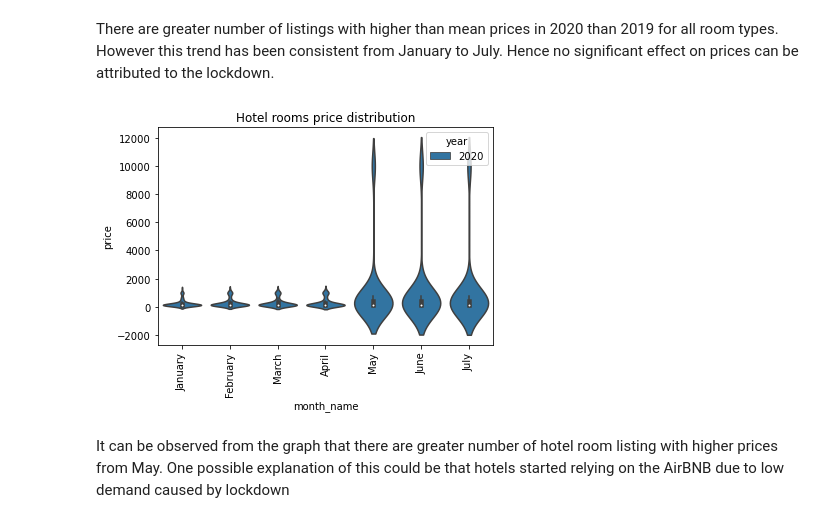
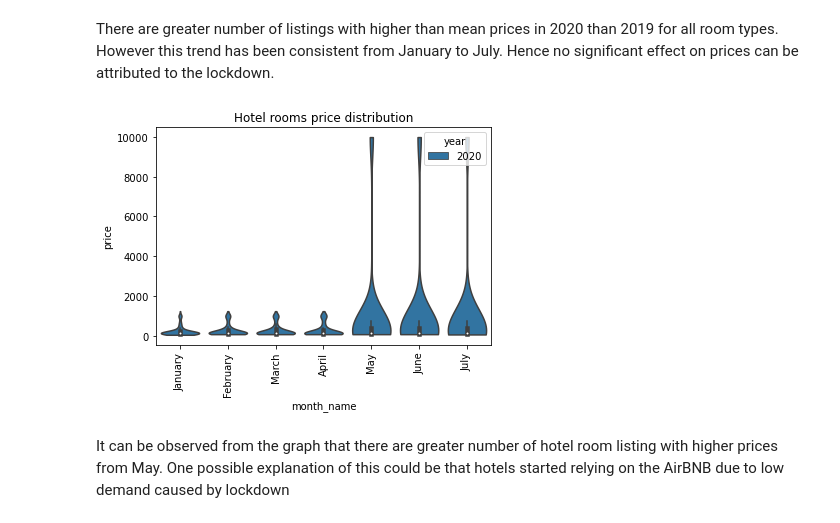
Before and after one commit to SushmithaSree8/AirbnbDataAnalysis, a Jupyter notebook: SanFrancisco_AirBNB_Analysis.ipynb, the cells around one changed output. Saved outputs shown, nothing was run; the diff lists cells and outputs as text; code cells hidden in the pictures.

```diff
--- a/SanFrancisco_AirBNB_Analysis.ipynb
+++ b/SanFrancisco_AirBNB_Analysis.ipynb
@@ -470,11 +470,11 @@ There are greater number of listings with higher than mean prices in 2020 than 2
 # %%
 #exploring hotel rooms distribution
 sns.violinplot(data=df_clean.query('room_type=="Hotel room"'),
-              x='month_name', y='price', hue='year' )
+              x='month_name', y='price', hue='year', cut=0)
 plt.xticks(rotation='vertical')
 plt.title('Hotel rooms price distribution');
 # %% [output]
-[figure, old version]
+[figure, new version]
 # %% [markdown]
 It can be observed from the graph that there are greater number of hotel room listing with higher prices from May. One possible explanation of this could be that hotels started relying on the AirBNB due to low demand caused by lockdown
 # %% [markdown]
```
Also changed, not shown: parts of 7 cells of this notebook.
